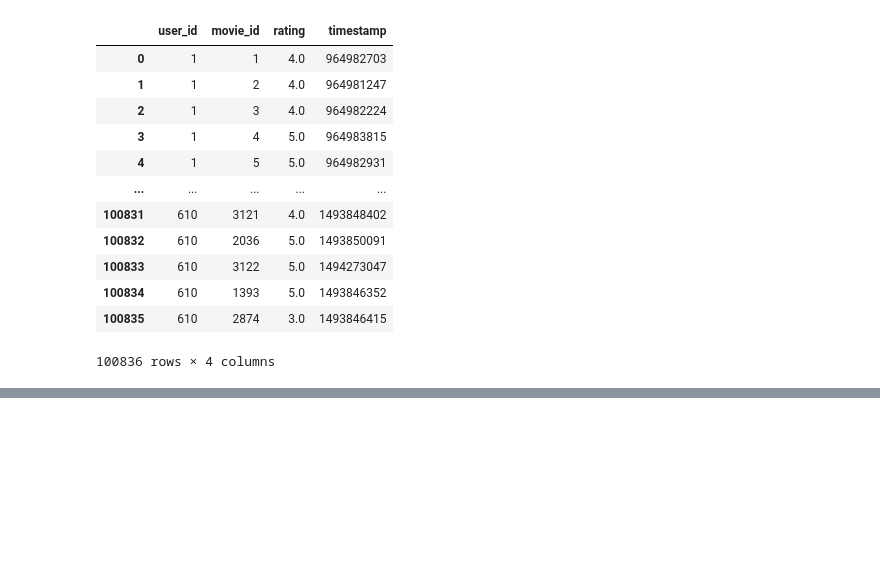
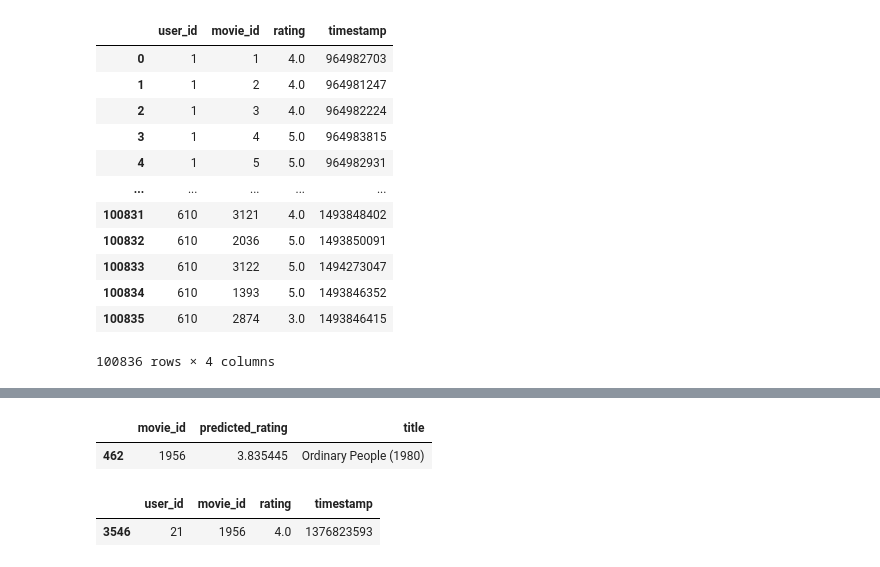
Before and after one commit to rishiso/fa22-recommendation, a Jupyter notebook: fa22Recommendation.ipynb, the cells around one changed output, grey strips where cells are left out. Drawn from its saved outputs; the diff is of its cells as text; code cells hidden in the pictures; blank space fills up the shorter version.

```diff
--- a/fa22Recommendation.ipynb
+++ b/fa22Recommendation.ipynb
@@ -164,0 +215,5 @@ Epoch 10/10
+# %%
+topMovies = getUserTopMovies(21)
+topMovies.loc[topMovies.movie_id == 1956]
+train.loc[(train.movie_id == 1956) & (train.user_id == 21)]
+# %% [output]
@@ -164,0 +221,4 @@ Epoch 10/10
+|  | movie_id | predicted_rating | title |
+| 462 | 1956 | 3.835445 | Ordinary People (1980) |
+|  | user_id | movie_id | rating | timestamp |
+| 3546 | 21 | 1956 | 4.0 | 1376823593 |
```
Also changed, not shown: parts of 10 cells of this notebook, 3 other files.
